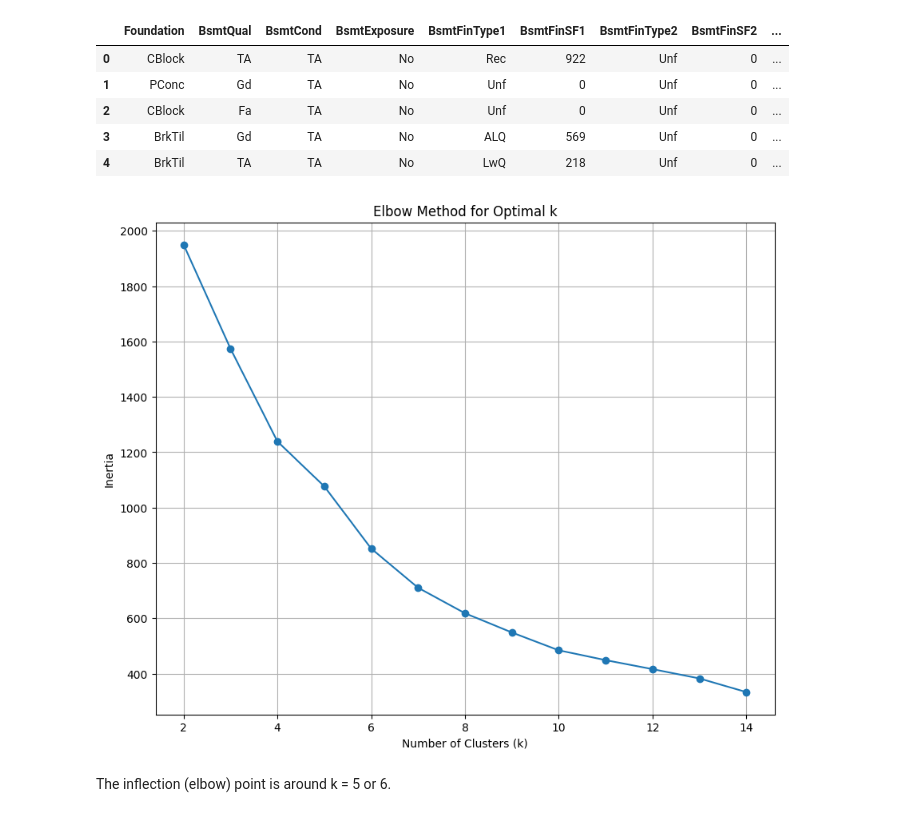
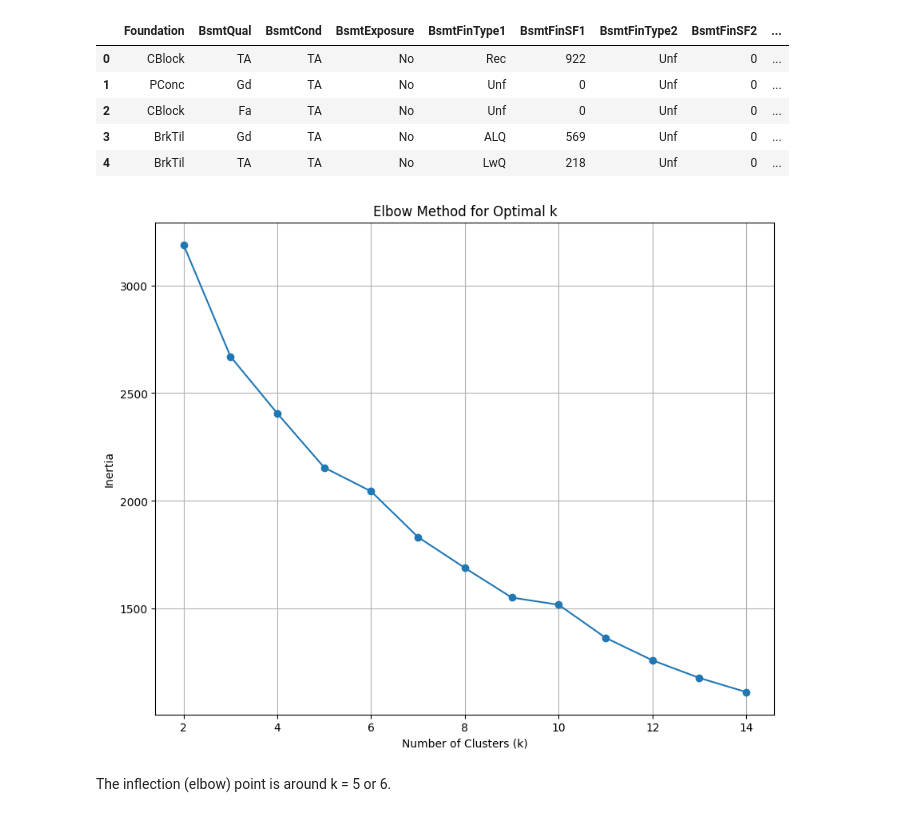
Before and after one commit to OctaMarina/house-price-prediction-integra, a Jupyter notebook: notebooks/kmeans_irina_cruceru.ipynb, the cells around one changed output. Drawn from its saved outputs; the diff is of its cells as text; code cells hidden in the pictures.

Commit message:
adaug kmeans

```diff
--- a/notebooks/kmeans_irina_cruceru.ipynb
+++ b/notebooks/kmeans_irina_cruceru.ipynb
@@ -37,21 +37,21 @@ X_scaled = np.hstack([X_num_scaled, X_cat_encoded])
 # %%
 inertia = []
 K = range(2, 15)
 
 for k in K:
     kmeans = KMeans(n_clusters=k, random_state=42)
-    kmeans.fit(x_scaled)
+    kmeans.fit(X_scaled)
     inertia.append(kmeans.inertia_)
 
 plt.figure(figsize=(10,8))
 plt.plot(K, inertia, marker='o')
 plt.title("Elbow Method for Optimal k")
 plt.xlabel("Number of Clusters (k)")
 plt.ylabel("Inertia")
 plt.grid(True)
 plt.show()
 # %% [output]
-[figure, old version]
+[figure, new version]
 # %% [markdown]
 The inflection (elbow) point is around k = 5 or 6.
 # %%
```
Also changed, not shown: parts of 12 cells of this notebook.
